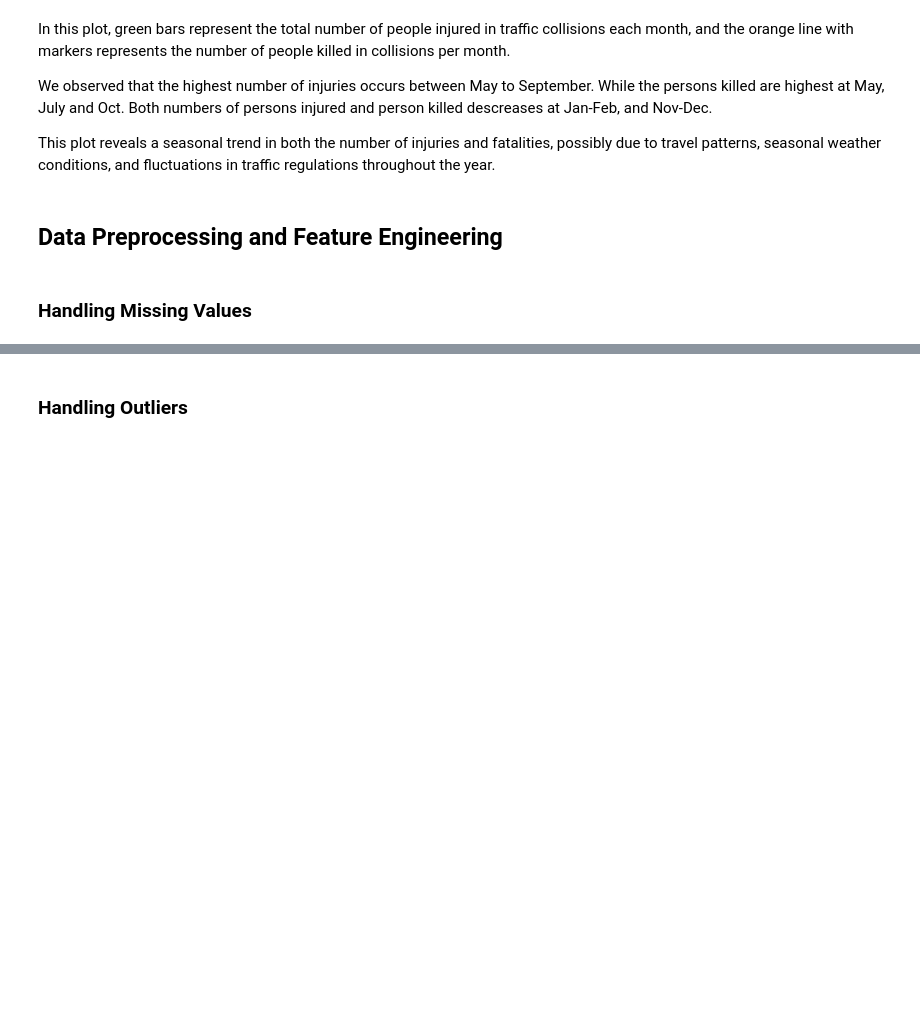
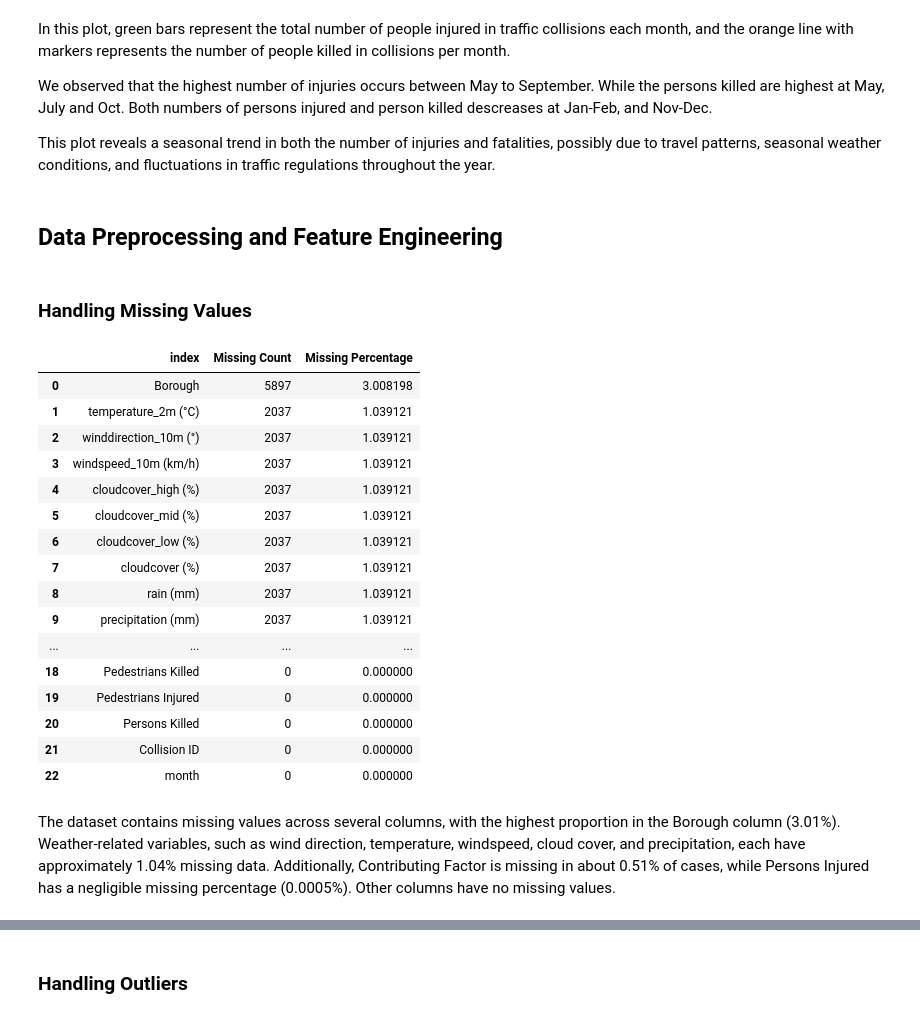
Before and after one commit to zzziminger/5243-Project1, a Jupyter notebook: Project_1.ipynb, the cells around one changed output, grey strips where cells are left out. Saved outputs shown, nothing was run; the diff lists cells and outputs as text; code cells hidden in the pictures; blank space fills up the shorter version.

Commit message:
Changes in handling missing values and minor formatting adjustments.

```diff
--- a/Project_1.ipynb
+++ b/Project_1.ipynb
@@ -481,13 +427,39 @@ We observed that the highest number of injuries occurs between May to September.
 
 This plot reveals a seasonal trend in both the number of injuries and fatalities, possibly due to travel patterns, seasonal weather conditions, and fluctuations in traffic regulations throughout the year.
 # %% [markdown]
-## Data Preprocessing and Feature Engineering
+## **Data Preprocessing and Feature Engineering**
 # %%
 from sklearn.impute import KNNImputer
 import numpy as np
 import scipy.stats as stats
-# %%
-# loading the dataset
-df = merged_data_cleaned
 # %% [markdown]
 ### Handling Missing Values
+# %%
+#Check the number and percentage of missing values for each column
+missing_data = pd.DataFrame({
+    'Missing Count': df.isnull().sum(),
+    'Missing Percentage': df.isnull().sum() / len(df) * 100
+})
+
+missing_data = missing_data.sort_values(by='Missing Percentage', ascending=False).reset_index()
+missing_data
+# %% [output]
+|  | index | Missing Count | Missing Percentage |
+| 0 | Borough | 5897 | 3.008198 |
+| 1 | temperature_2m (°C) | 2037 | 1.039121 |
+| 2 | winddirection_10m (°) | 2037 | 1.039121 |
+| 3 | windspeed_10m (km/h) | 2037 | 1.039121 |
+| 4 | cloudcover_high (%) | 2037 | 1.039121 |
+| 5 | cloudcover_mid (%) | 2037 | 1.039121 |
+| 6 | cloudcover_low (%) | 2037 | 1.039121 |
+| 7 | cloudcover (%) | 2037 | 1.039121 |
+| 8 | rain (mm) | 2037 | 1.039121 |
+| 9 | precipitation (mm) | 2037 | 1.039121 |
+| ... | ... | ... | ... |
+| 18 | Pedestrians Killed | 0 | 0.000000 |
+| 19 | Pedestrians Injured | 0 | 0.000000 |
+| 20 | Persons Killed | 0 | 0.000000 |
+| 21 | Collision ID | 0 | 0.000000 |
+| 22 | month | 0 | 0.000000 |
+# %% [markdown]
+The dataset contains missing values across several columns, with the highest proportion in the Borough column (3.01%). Weather-related variables, such as wind direction, temperature, windspeed, cloud cover, and precipitation, each have approximately 1.04% missing data. Additionally, Contributing Factor is missing in about 0.51% of cases, while Persons Injured has a negligible missing percentage (0.0005%). Other columns have no missing values.
```
Also changed, not shown: parts of 29 cells of this notebook.
